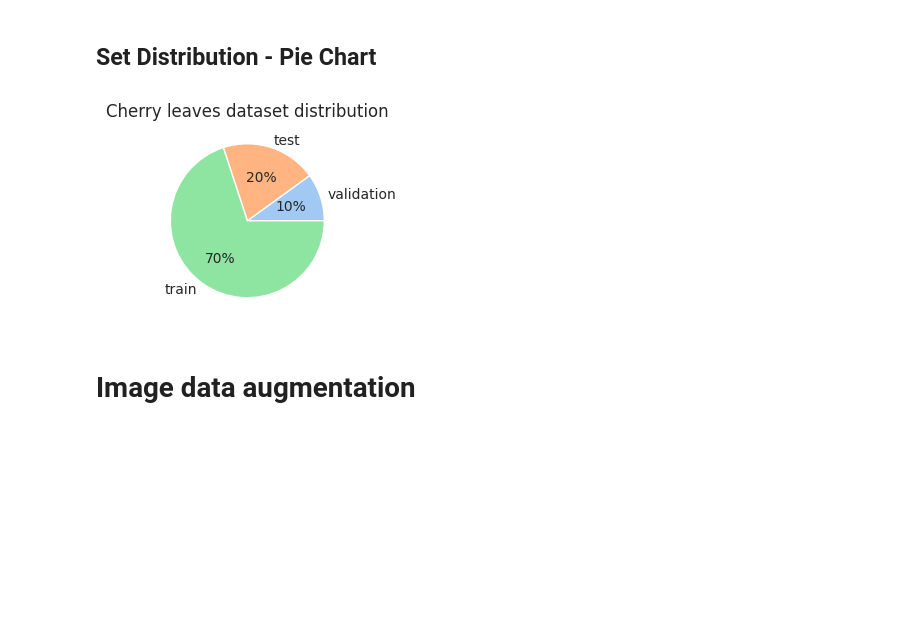
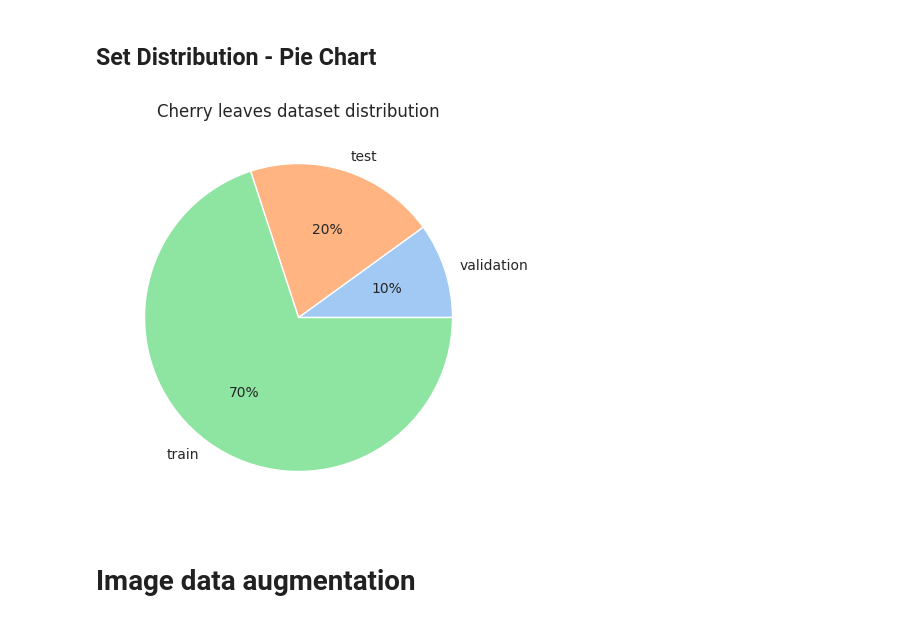
Before and after one commit to broken-helix/mildew-detector, a Jupyter notebook: jupyter_notebooks/Modelling_and_Evaluation_V3.ipynb, the cells around one changed output. Drawn from its saved outputs; the diff is of its cells as text; code cells hidden in the pictures; blank space fills up the shorter version.

```diff
--- a/jupyter_notebooks/Modelling_and_Evaluation_V3.ipynb
+++ b/jupyter_notebooks/Modelling_and_Evaluation_V3.ipynb
@@ -141,22 +141,22 @@ plt.show()
 # %%
 folders = os.listdir(my_data_dir)
 data=[]
 for folder in folders:
     for label in labels:
         n=int(len(os.listdir(my_data_dir + '/' + folder + '/' + label)))
         n+=n
     data.append(n)
 
 px = 1/plt.rcParams['figure.dpi']
-plt.subplots(figsize=(800*px, 250*px))
+plt.subplots(figsize=(800*px, 500*px))
 colors = sns.color_palette('pastel')[0:5]
 plt.pie(data, labels = folders, colors = colors, autopct='%.0f%%')
 plt.title('Cherry leaves dataset distribution')
 plt.savefig(f'{file_path}/sets_distribution_pie.png',
             bbox_inches='tight', dpi=150)
 plt.show()
 # %% [output]
-[figure, old version]
+[figure, new version]
 # %% [markdown]
 # Image data augmentation
 # %% [markdown]
```
Also changed, not shown: parts of 12 cells of this notebook, 24 other files.
